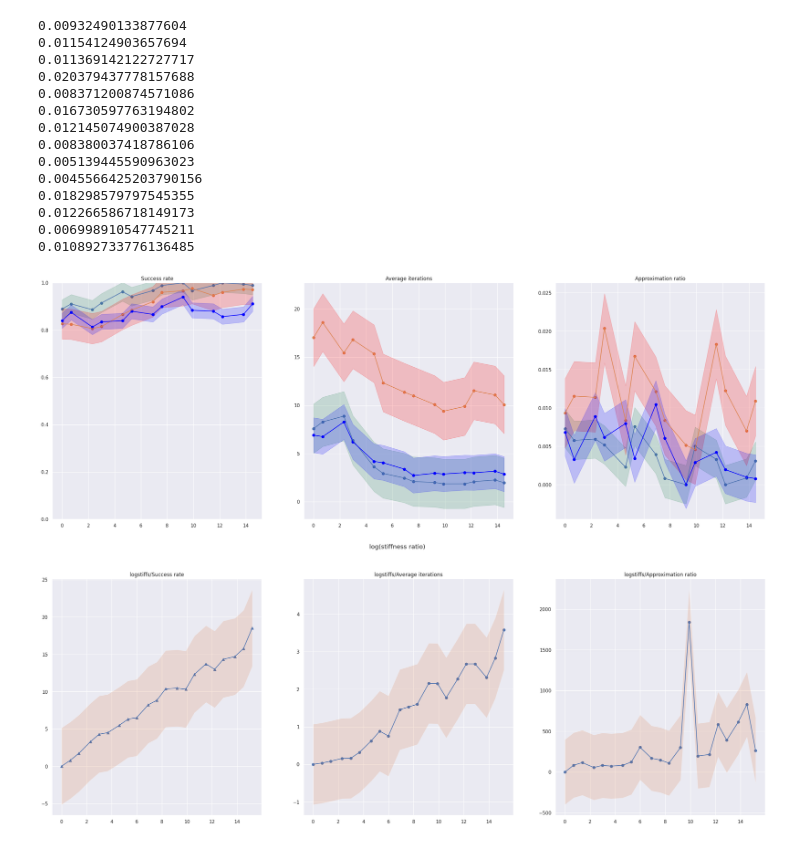
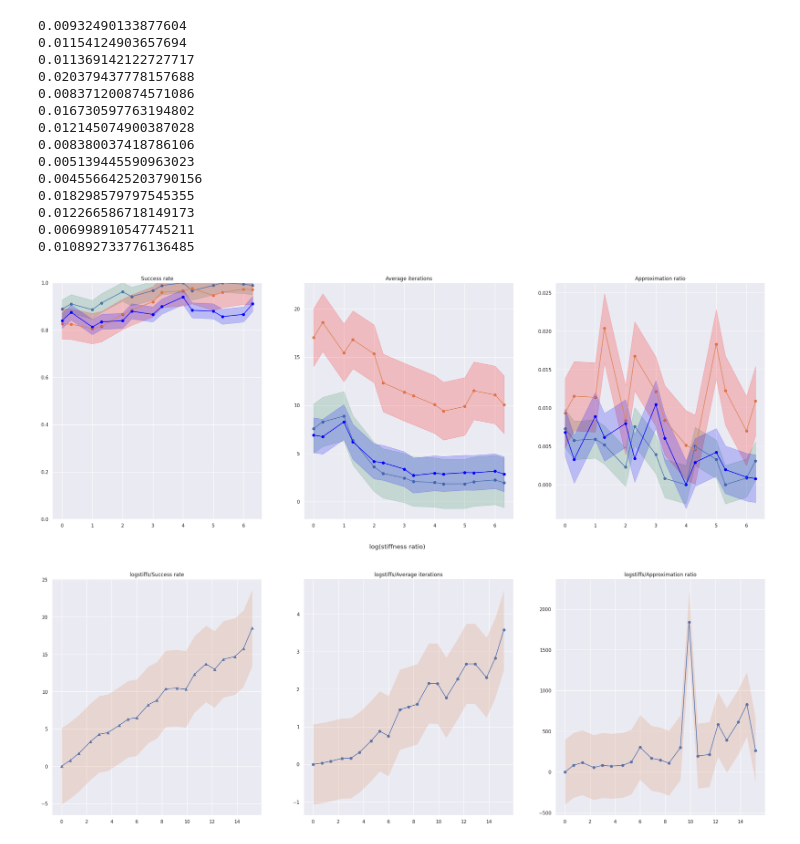
Before and after one commit to boz0nchik/QAOA, a Jupyter notebook: stiffness_analyze.ipynb, the cells around one changed output. Drawn from its saved outputs; the diff is of its cells as text; code cells hidden in the pictures.

Commit message:
stiffness boost explored

```diff
--- a/stiffness_analyze.ipynb
+++ b/stiffness_analyze.ipynb
@@ -61,7 +61,7 @@ for stiff in stiffs:
     average_its.append(iterations)
     approx_ratios.append(approximation)
 
-logstiffs = np.log(stiffs)
+logstiffs = np.emath.logn(10, stiffs)
 
 alpha = 0.2
 
@@ -138,7 +138,7 @@ for stiff in stiffs:
     average_its.append(iterations)
     approx_ratios.append(approximation)
 
-logstiffs = np.log(stiffs)
+logstiffs = np.emath.logn(10, stiffs)
 
 alpha = 0.2
 
@@ -212,7 +212,7 @@ for stiff in stiffs:
     average_its.append(iterations)
     approx_ratios.append(approximation)
 
-logstiffs = np.log(stiffs)
+logstiffs = np.emath.logn(10, stiffs)
 
 alpha = 0.2
 
@@ -237,34 +237,34 @@ for i in range(1, 2):
 
 approx_plot.scatter(logstiffs, approx_ratios, color = 'blue')
 approx_plot.plot(logstiffs, approx_ratios, color = 'blue')
 approx_plot.set_title('Approximation ratio')
 for i in range(1, 2):
     approx_plot.fill_between(logstiffs, approx_ratios - i * np.std(approx_ratios), approx_ratios + i * np.std(approx_ratios), alpha = alpha, color = 'blue')
 
 # approximations = np.abs((np.array(trainset['Train (flt)']) - np.array(trainset['Test (flt)'])) / np.array(trainset['Test (flt)']))[1:]
 # print(approximations)
 # approx_plot.set_ylim(np.min(approximations), np.max(approximations))
 
 fig.supxlabel('log(stiffness ratio)')
 
 
 plt.show()
 # %% [output]
 0.00932490133877604
 0.01154124903657694
 0.011369142122727717
 0.020379437778157688
 0.008371200874571086
 0.016730597763194802
 0.012145074900387028
 0.008380037418786106
 0.005139445590963023
 0.0045566425203790156
 0.018298579797545355
 0.012266586718149173
 0.006998910547745211
 0.010892733776136485
-[figure, old version]
+[figure, new version]
 # %%
 
 # the same plot in terms of linear function
```
Also changed, not shown: 19 other files.
